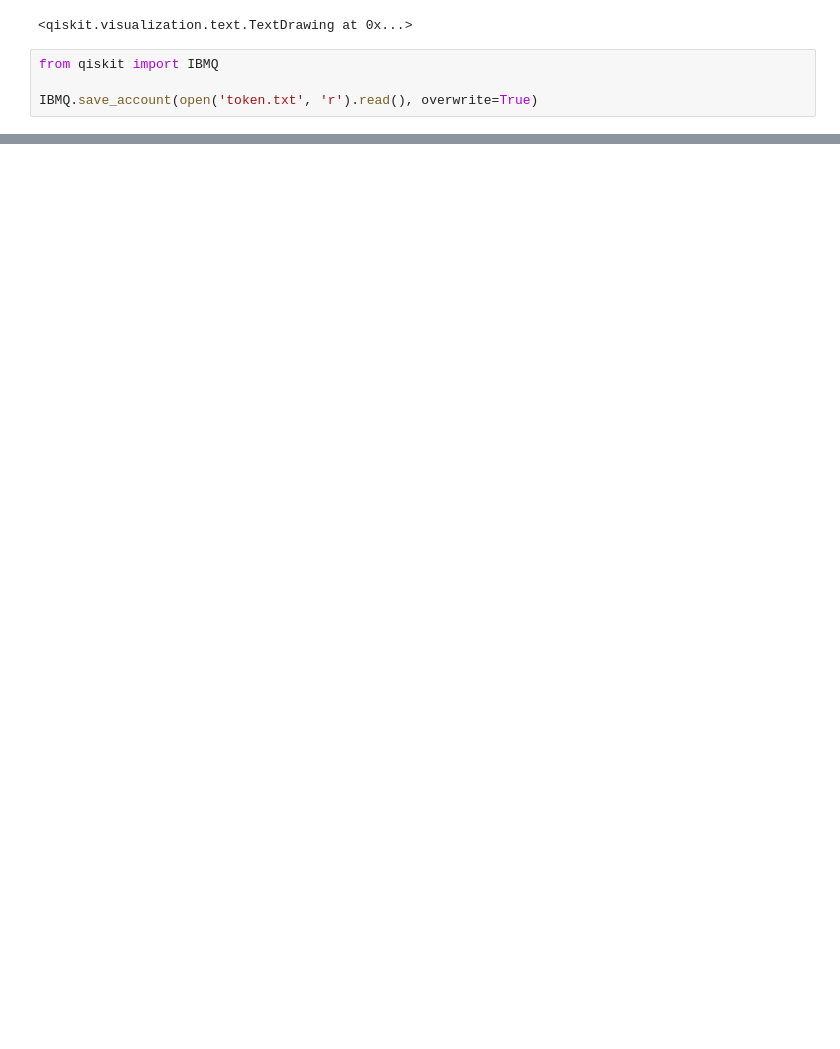
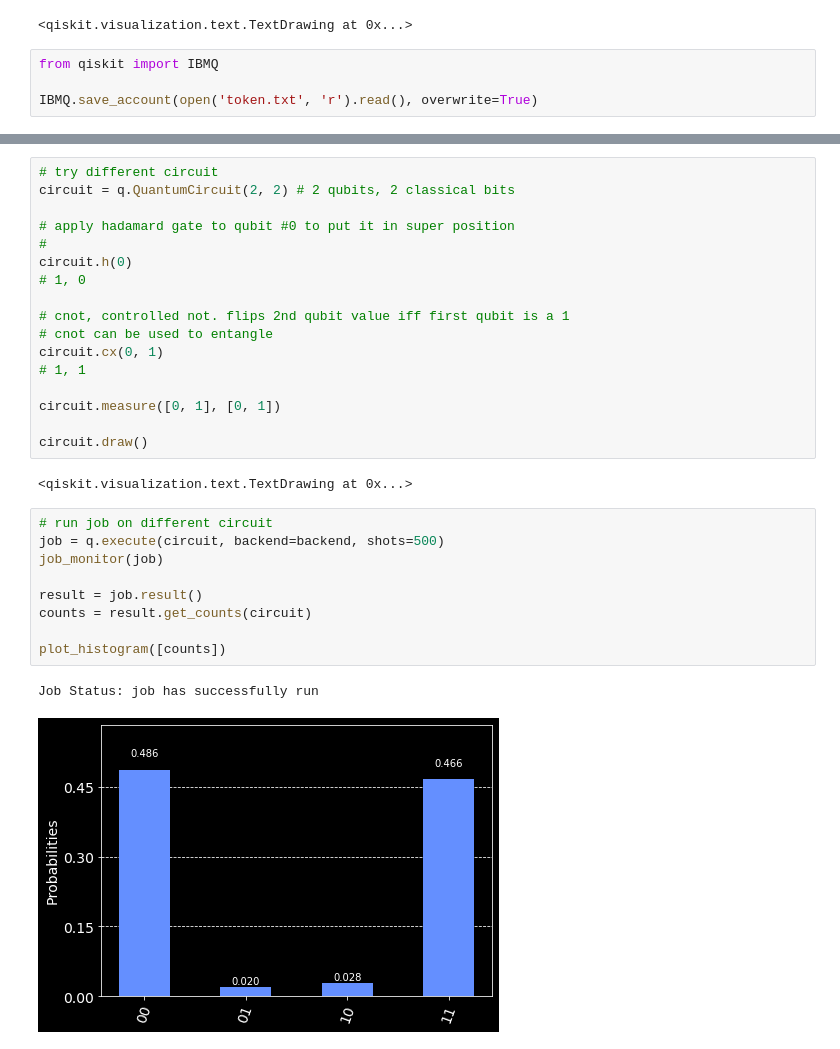
Before and after one commit to azrehman/quantum-tutorials, a Jupyter notebook: qiskit1.ipynb, the cells around one changed output, grey strips where cells are left out. Saved outputs shown, nothing was run; the diff lists cells and outputs as text; blank space fills up the shorter version.

```diff
--- a/qiskit1.ipynb
+++ b/qiskit1.ipynb
@@ -85,0 +99,31 @@ Job Status: job has successfully run
+# %%
+# try different circuit
+circuit = q.QuantumCircuit(2, 2) # 2 qubits, 2 classical bits
+
+# apply hadamard gate to qubit #0 to put it in super position
+#
+circuit.h(0)
+# 1, 0
+
+# cnot, controlled not. flips 2nd qubit value iff first qubit is a 1
+# cnot can be used to entangle
+circuit.cx(0, 1)
+# 1, 1
+
+circuit.measure([0, 1], [0, 1])
+
+circuit.draw()
+# %% [output]
+<qiskit.visualization.text.TextDrawing at 0x...>
+# %%
+# run job on different circuit
+job = q.execute(circuit, backend=backend, shots=500)
+job_monitor(job)
+
+result = job.result()
+counts = result.get_counts(circuit)
+
+plot_histogram([counts])
+# %% [output]
+Job Status: job has successfully run
+[figure, added]
```
Also changed, not shown: parts of 8 cells of this notebook.
